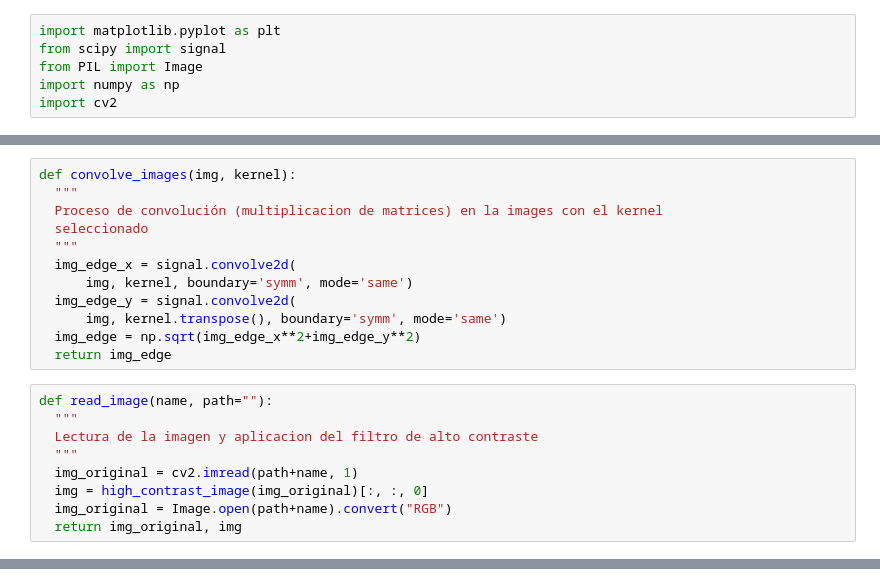
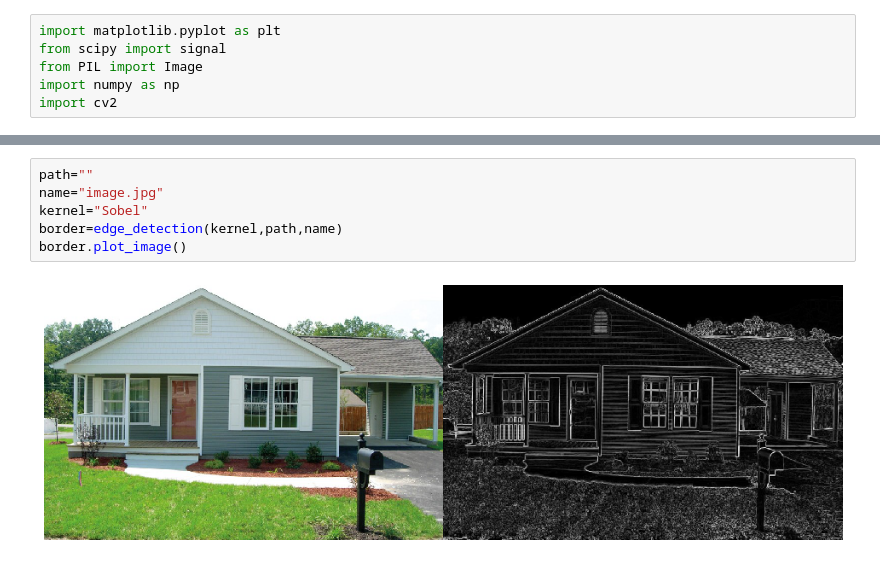
Before and after one commit to giovannilopez9808/Taller_python_ene2021, a Jupyter notebook: Proyectos/Proyecto_2/Deteccion_de_bordes/Edge_detection.ipynb, the cells around one changed output, grey strips where cells are left out. Saved outputs shown, nothing was run; the diff lists cells and outputs as text.

Commit message:
Documentacion de deteccion de bordes

```diff
--- a/Proyectos/Proyecto_2/Deteccion_de_bordes/Edge_detection.ipynb
+++ b/Proyectos/Proyecto_2/Deteccion_de_bordes/Edge_detection.ipynb
@@ -20,22 +78 @@ def edge_kernels():
-# %%
-def convolve_images(img, kernel):
-  """
-  Proceso de convolución (multiplicacion de matrices) en la images con el kernel
-  seleccionado
-  """
-  img_edge_x = signal.convolve2d(
-      img, kernel, boundary='symm', mode='same')
-  img_edge_y = signal.convolve2d(
-      img, kernel.transpose(), boundary='symm', mode='same')
-  img_edge = np.sqrt(img_edge_x**2+img_edge_y**2)
-  return img_edge
-# %%
-def read_image(name, path=""):
-  """
-  Lectura de la imagen y aplicacion del filtro de alto contraste
-  """
-  img_original = cv2.imread(path+name, 1)
-  img = high_contrast_image(img_original)[:, :, 0]
-  img_original = Image.open(path+name).convert("RGB")
-  return img_original, img
 # %%
@@ -101,0 +187,8 @@ plot_image(final_images,path=dir_drive)
+# %%
+path=""
+name="image.jpg"
+kernel="Sobel"
+border=edge_detection(kernel,path,name)
+border.plot_image()
+# %% [output]
+[figure, added]
```
Also changed, not shown: parts of 9 cells of this notebook, 5 other files.
